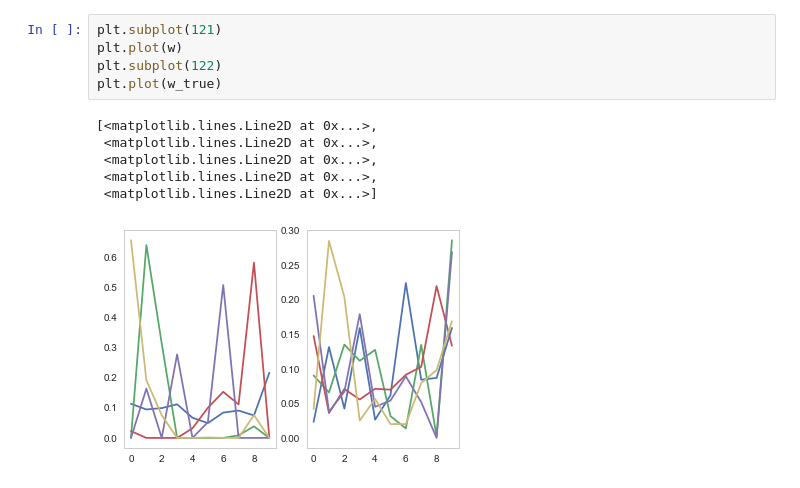
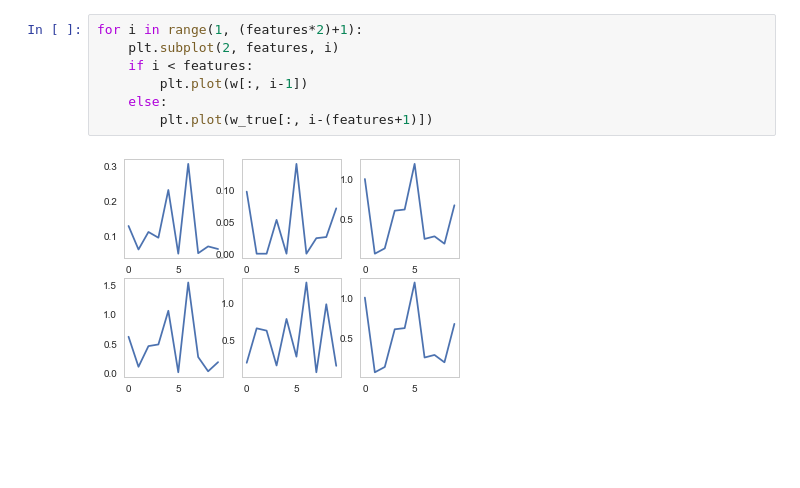
Before and after one commit to raleng/nmf, a Jupyter notebook: mur_test.ipynb, the cells around one changed output. Saved outputs shown, nothing was run; the diff lists cells and outputs as text; blank space fills up the shorter version.

```diff
--- a/mur_test.ipynb
+++ b/mur_test.ipynb
@@ -40,12 +64,9 @@ plt.colorbar()
-# %%
-plt.subplot(121)
-plt.plot(w)
-plt.subplot(122)
-plt.plot(w_true)
-# %% [output]
-[<matplotlib.lines.Line2D at 0x...>,
- <matplotlib.lines.Line2D at 0x...>,
- <matplotlib.lines.Line2D at 0x...>,
- <matplotlib.lines.Line2D at 0x...>,
- <matplotlib.lines.Line2D at 0x...>]
-[figure, removed]
+# %%
+for i in range(1, (features*2)+1):
+    plt.subplot(2, features, i)
+    if i < features:
+        plt.plot(w[:, i-1])
+    else:
+        plt.plot(w_true[:, i-(features+1)])
+# %% [output]
+[figure, added]
```
Also changed, not shown: parts of 6 cells of this notebook, 7 other files.
